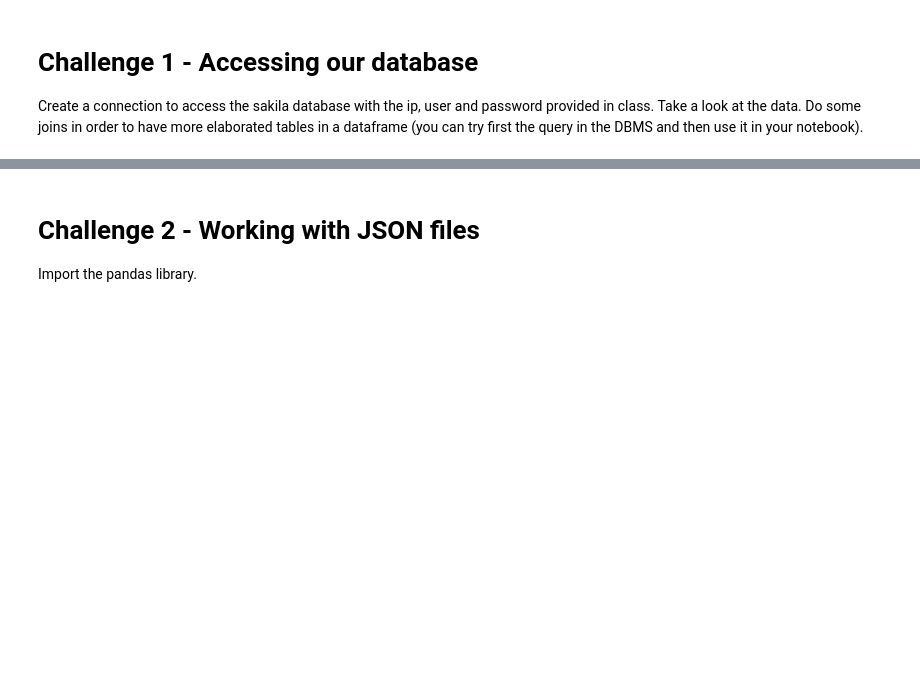
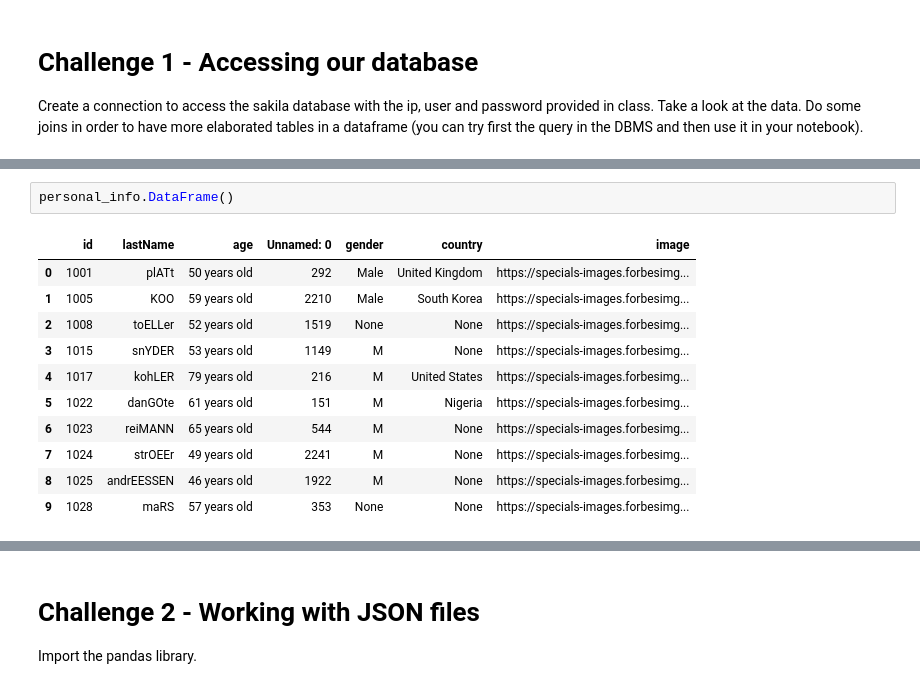
Before and after one commit to ta-data-mad/dataptmad0420, a Jupyter notebook: module-1/importing-exporting-data/your-code/main.ipynb, the cells around one changed output, grey strips where cells are left out. Saved outputs shown, nothing was run; the diff lists cells and outputs as text; blank space fills up the shorter version.

```diff
--- a/module-1/importing-exporting-data/your-code/main.ipynb
+++ b/module-1/importing-exporting-data/your-code/main.ipynb
@@ -8,0 +46,14 @@ Create a connection to access the sakila database with the ip, user and password
+# %%
+personal_info.DataFrame()
+# %% [output]
+|  | id | lastName | age | Unnamed: 0 | gender | country | image |
+| 0 | 1001 | plATt | 50 years old | 292 | Male | United Kingdom | https://specials-images.forbesimg... |
+| 1 | 1005 | KOO | 59 years old | 2210 | Male | South Korea | https://specials-images.forbesimg... |
+| 2 | 1008 | toELLer | 52 years old | 1519 | None | None | https://specials-images.forbesimg... |
+| 3 | 1015 | snYDER | 53 years old | 1149 | M | None | https://specials-images.forbesimg... |
+| 4 | 1017 | kohLER | 79 years old | 216 | M | United States | https://specials-images.forbesimg... |
+| 5 | 1022 | danGOte | 61 years old | 151 | M | Nigeria | https://specials-images.forbesimg... |
+| 6 | 1023 | reiMANN | 65 years old | 544 | M | None | https://specials-images.forbesimg... |
+| 7 | 1024 | strOEEr | 49 years old | 2241 | M | None | https://specials-images.forbesimg... |
+| 8 | 1025 | andrEESSEN | 46 years old | 1922 | M | None | https://specials-images.forbesimg... |
+| 9 | 1028 | maRS | 57 years old | 353 | None | None | https://specials-images.forbesimg... |
```
Also changed, not shown: parts of 10 cells of this notebook, 3 other files.
